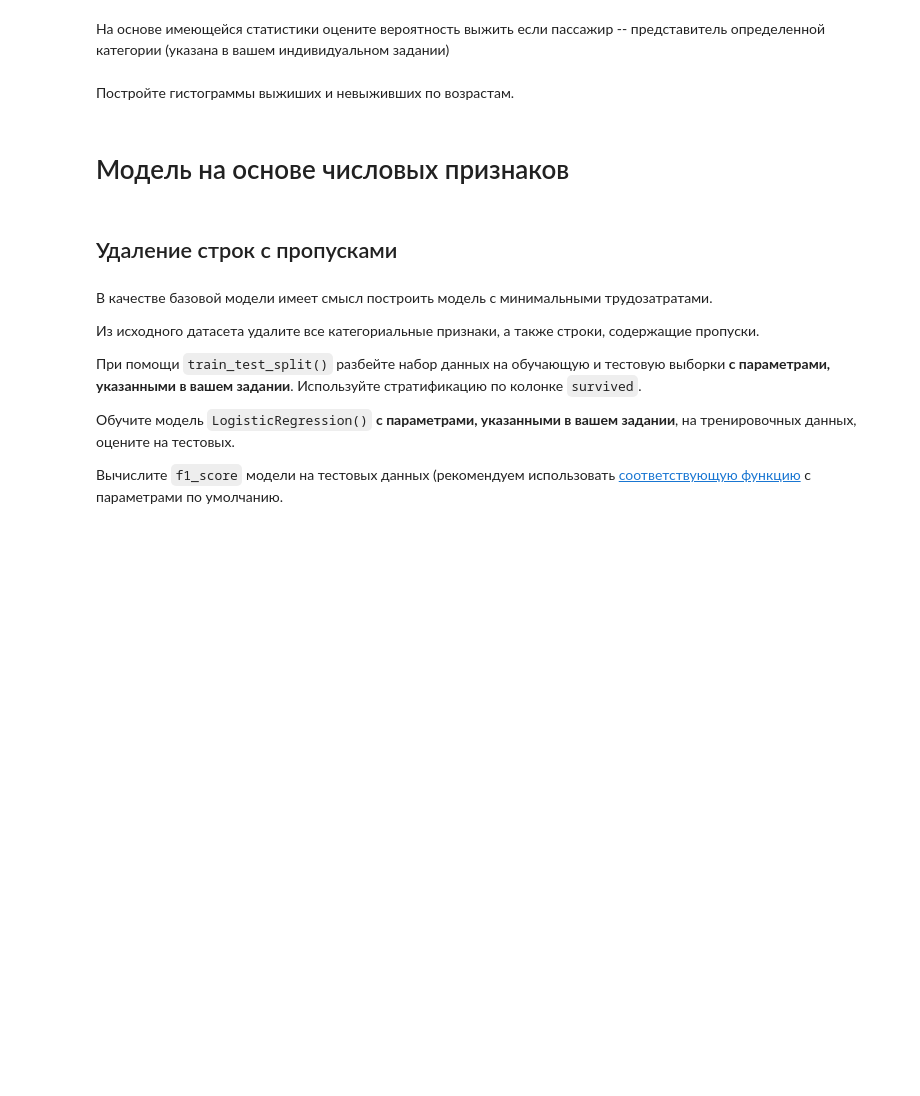
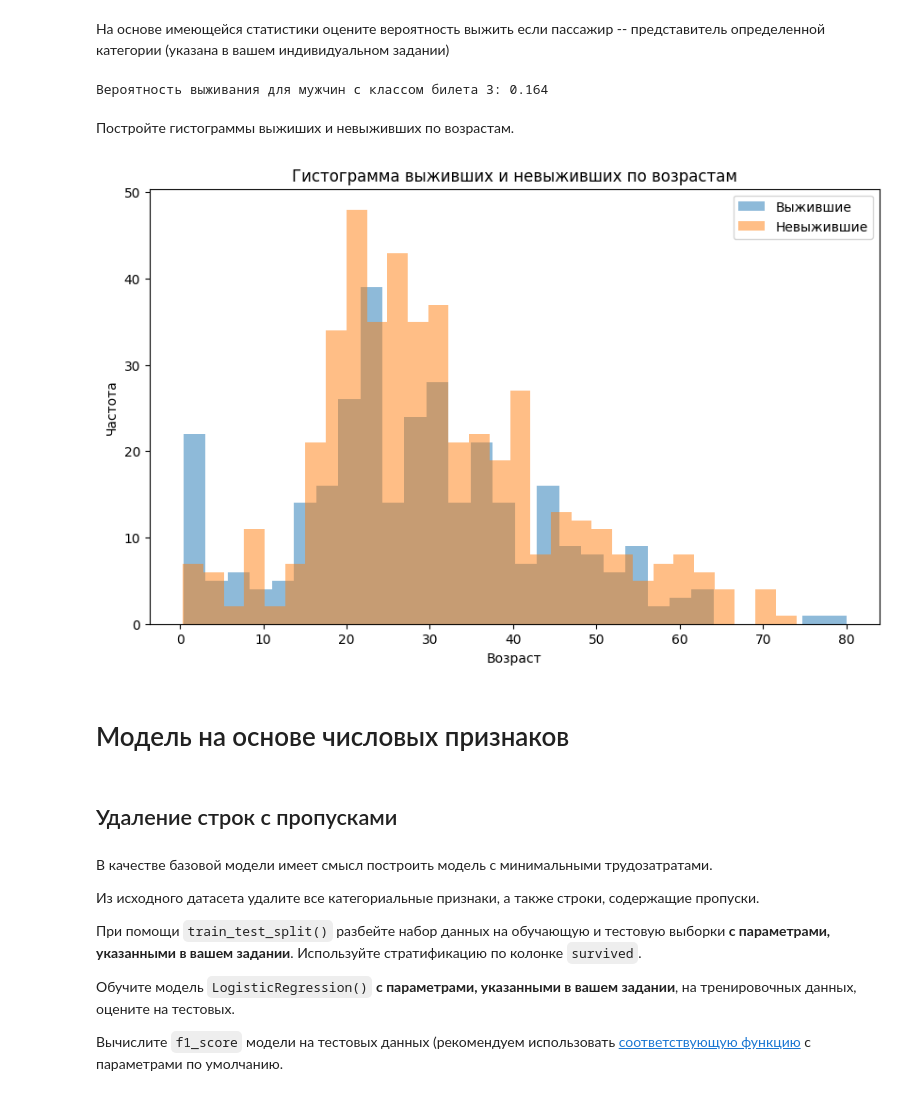
Before and after one commit to AnnCherk/Introduction-to-ML, a Jupyter notebook: Log_Reg.ipynb, the cells around one changed output. Saved outputs shown, nothing was run; the diff lists cells and outputs as text; code cells hidden in the pictures; blank space fills up the shorter version.

```diff
--- a/Log_Reg.ipynb
+++ b/Log_Reg.ipynb
@@ -38,0 +37,6 @@ from sklearn.metrics import classification_report
+# %%
+df = pd.read_csv('titanic_train.csv')
+
+missing_age_count = df['age'].isnull().sum()
+
+print(f'Количество пропущенных значений в поле "age": {missing_age_count}')
@@ -50,0 +103,13 @@ from sklearn.metrics import classification_report
+# %%
+# Замена колонок 'sibsp' и 'parch' на колонку 'fam_size'
+df['fam_size'] = df['sibsp'] + df['parch']
+df = df.drop(columns=['sibsp', 'parch'])
+
+# Вычисление выборочного среднего колонки 'fam_size'
+mean_fam_size = df['fam_size'].mean()
+
+# Вывод результата
+print("\nОбновленный датасет:")
+print(df.head())
+
+print(f"\nВыборочное среднее значение колонки 'fam_size': {mean_fam_size:.3f}")
@@ -59,2 +142,13 @@ from sklearn.metrics import classification_report
+# %%
+# Фильтрация данных для мужчин с классом билета 3
+male_pclass3 = df[(df['sex'] == 'male') & (df['pclass'] == 3)]
+
+# Подсчет вероятности выживания
+survival_probability = male_pclass3['survived'].mean()
+
+# Вывод результата
+print(f"Вероятность выживания для мужчин с классом билета 3: {survival_probability:.3f}")
+# %% [output]
+Вероятность выживания для мужчин с классом билета 3: 0.164
 # %% [markdown]
 Постройте гистограммы выжиших и невыживших по возрастам.
@@ -63,3 +155,27 @@ from sklearn.metrics import classification_report
+# %%
+# Разделение данных на выживших и невыживших
+survived = df[df['survived'] == 1]
+not_survived = df[df['survived'] == 0]
+
+# Построение гистограмм
+plt.figure(figsize=(10, 6))
+
+# Гистограмма для выживших
+plt.hist(survived['age'].dropna(), bins=30, alpha=0.5, label='Выжившие')
+
+# Гистограмма для невыживших
+plt.hist(not_survived['age'].dropna(), bins=30, alpha=0.5, label='Невыжившие')
+
+# Настройка графика
+plt.title('Гистограмма выживших и невыживших по возрастам')
+plt.xlabel('Возраст')
+plt.ylabel('Частота')
+plt.legend()
+
+# Отображение графика
+plt.show()
+# %% [output]
+[figure, added]
 # %% [markdown]
 # Модель на основе числовых признаков
 # %% [markdown]
```
Also changed, not shown: parts of 26 cells of this notebook.
